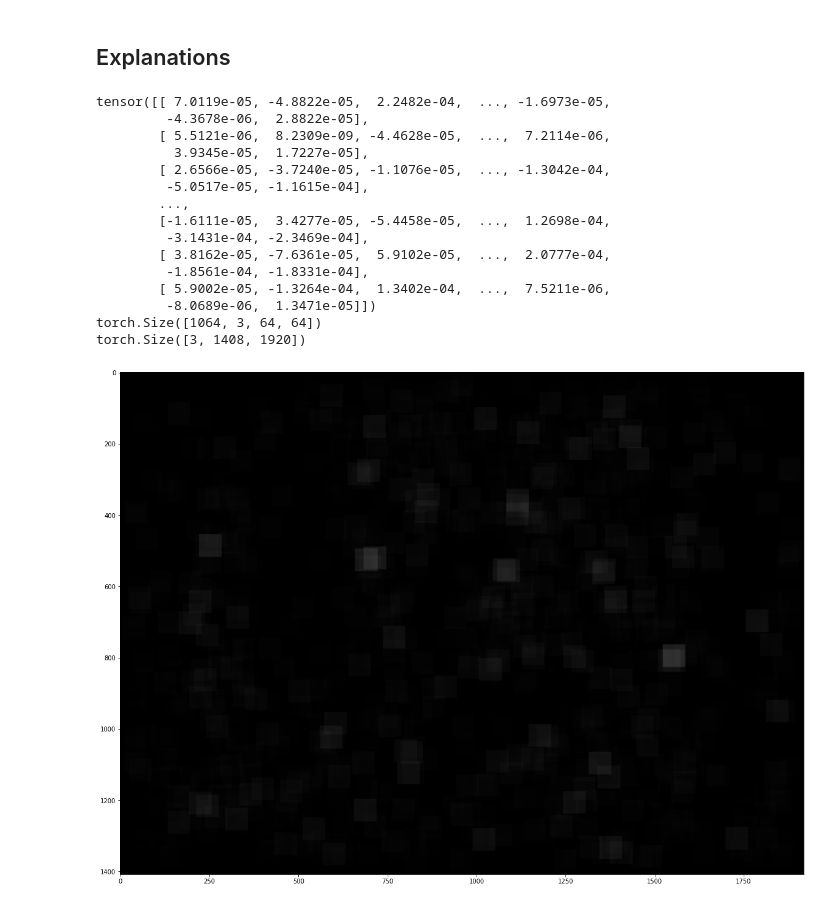
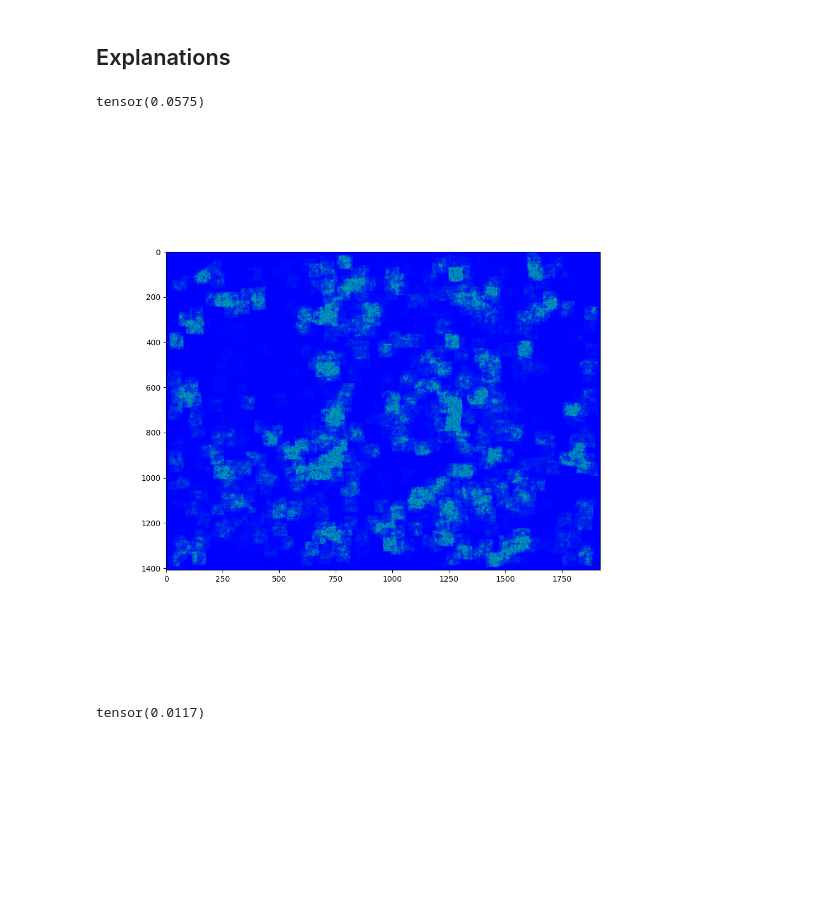
Before and after one commit to A-F-V/XAI-Cancer-Diagnosis, a Jupyter notebook: notebooks/explainability/graph_visualizations.ipynb, the cells around one changed output. Cells and saved outputs as stored; diff of their text form; code cells hidden in the pictures; blank space fills up the shorter version.

Commit message:
Grad not really making nice images

```diff
--- a/notebooks/explainability/graph_visualizations.ipynb
+++ b/notebooks/explainability/graph_visualizations.ipynb
@@ -52,9 +51,9 @@ with torch.no_grad():
 
 
     hover_net = HoVerNet.load_from_checkpoint(hover_net_loc).eval().cpu()
-    cell_predictor = UNET_AE.load_from_checkpoint(cell_predictor_loc).cpu()
+    cell_predictor = UNET_AE.load_from_checkpoint(cell_predictor_loc).eval().cpu()
     def cell_predict(X): return cell_predictor.forward_pred(X)
-    gnn_voter = PredGNN.load_from_checkpoint(gnn_voter_loc, **gnn_voter_args).cpu()
+    gnn_voter = PredGNN.load_from_checkpoint(gnn_voter_loc, **gnn_voter_args).eval().cpu()
 
     # Load the image
     image = ToTensor()(Image.open(img_loc))
@@ -110,39 +99,37 @@ from src.vizualizations.tensor_viz import plot_tensor_histogram
 
 def plot_graph_crop_on_image(X,pos,image):
     img = torch.zeros_like(image)
-    print(X.shape)
-    print(img.shape)
     for i,(c,r) in enumerate(pos):
         r,c = r.int(),c.int()
-        img[:,r-32:r+32,c-32:c+32] += X[i].max()
+        img[:,r-32:r+32,c-32:c+32] += X[i]
         #if i ==10:
          #   break
     #img = img.max(dim=0).values*20
 
-    #plot_tensor_histogram(img, bins=10000)
+    #plot_tensor_histogram(img.flatten(1).clip(1e-17,1e-7).log(), bins=10000)
     #plt.show()
+    print(img.mean())
+    img = (image.sum(dim=-0)*img.mean(dim=0)).detach().cpu()
+    plt.figure(figsize=(10,10))
+    plt.imshow(tensor_to_numpy(img),cmap="winter")
+    plt.show()
 
-    img = img.detach().cpu()
-    plt.figure(figsize=(20,20))
-    plt.imshow(tensor_to_numpy(img),cmap="gray")
+
+def plot_crop(crop):
+    plt.figure(figsize=(10,10))
+    plt.imshow(tensor_to_numpy(crop),cmap="cool")
+    plt.show()
-# %%
-grad = cell_graph.x.grad.clone()
-print(grad)
-plot_graph_crop_on_image(grad.unflatten(1,(3,64,64)),cell_graph.pos,image_cropped)
-# %% [output]
-tensor([[ 7.0119e-05, -4.8822e-05,  2.2482e-04,  ..., -1.6973e-05,
-         -4.3678e-06,  2.8822e-05],
-        [ 5.5121e-06,  8.2309e-09, -4.4628e-05,  ...,  7.2114e-06,
-          3.9345e-05,  1.7227e-05],
-        [ 2.6566e-05, -3.7240e-05, -1.1076e-05,  ..., -1.3042e-04,
-         -5.0517e-05, -1.1615e-04],
-        ...,
-        [-1.6111e-05,  3.4277e-05, -5.4458e-05,  ...,  1.2698e-04,
-         -3.1431e-04, -2.3469e-04],
-        [ 3.8162e-05, -7.6361e-05,  5.9102e-05,  ...,  2.0777e-04,
-         -1.8561e-04, -1.8331e-04],
-        [ 5.9002e-05, -1.3264e-04,  1.3402e-04,  ...,  7.5211e-06,
-         -8.0689e-06,  1.3471e-05]])
-torch.Size([1064, 3, 64, 64])
-torch.Size([3, 1408, 1920])
-[figure, removed]
+# %%
+grad = cell_graph.x.grad.clone().unflatten(1,(3,64,64)).detach()
+X = cell_graph.x.clone().unflatten(1,(3,64,64)).detach()
+i=11
+#plot_tensor_histogram((grad[i]*X[i]).sum(dim=0).flatten(),bins=1000)
+#print(grad[i].sum(dim=0).flatten().sum())
+plot_graph_crop_on_image(grad.abs()*10000,cell_graph.pos,image_cropped)
+print((X[i]*grad[i].abs()).sum())
+#plot_crop(X[i])
+#plot_crop((X[i]).sum(dim=0)*grad[i].abs().sum(dim=0)*10000)
+# %% [output]
+tensor(0.0575)
+[figure, added]
+tensor(0.0117)
```
Also changed, not shown: parts of 4 cells of this notebook.
